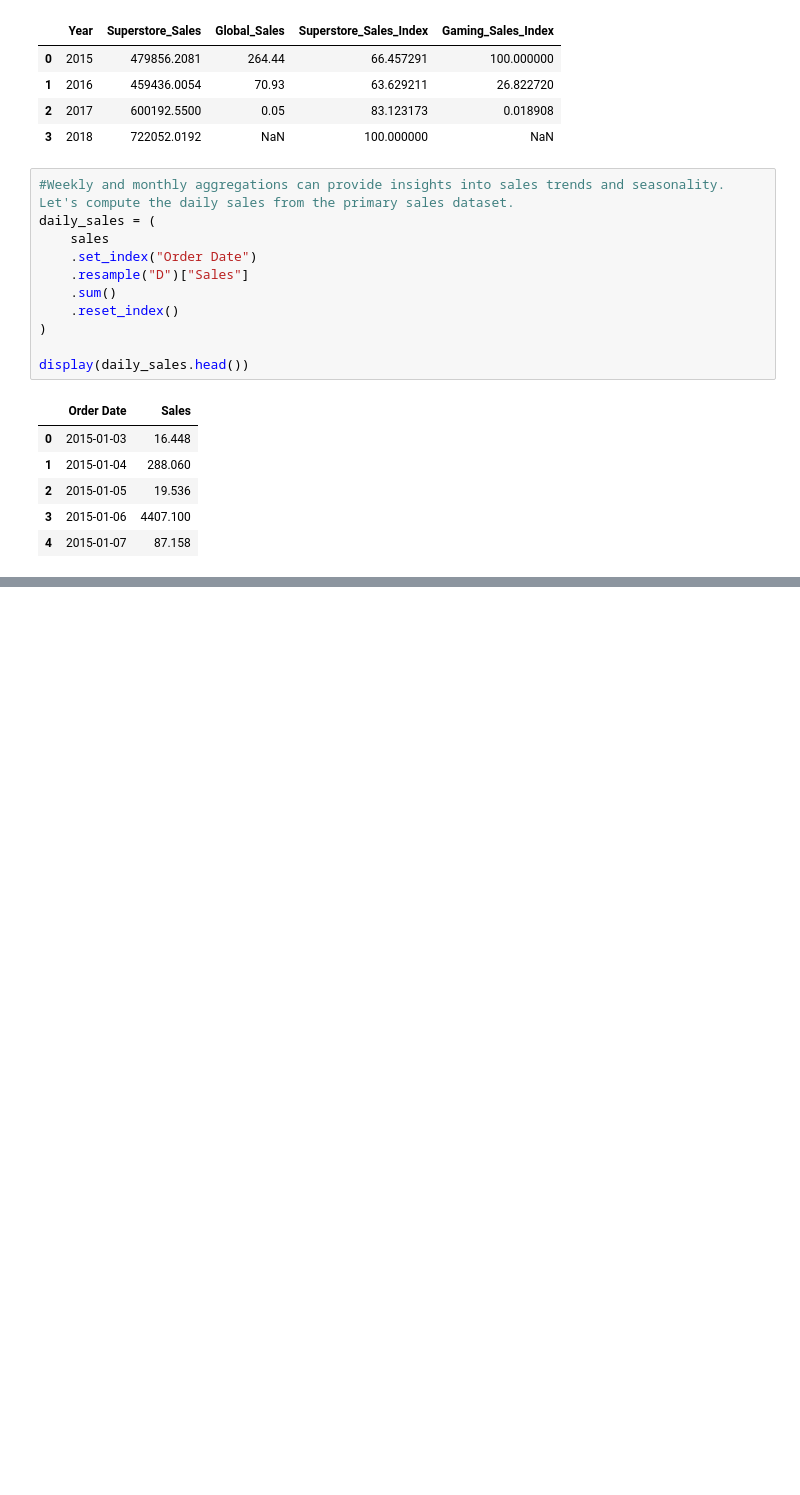
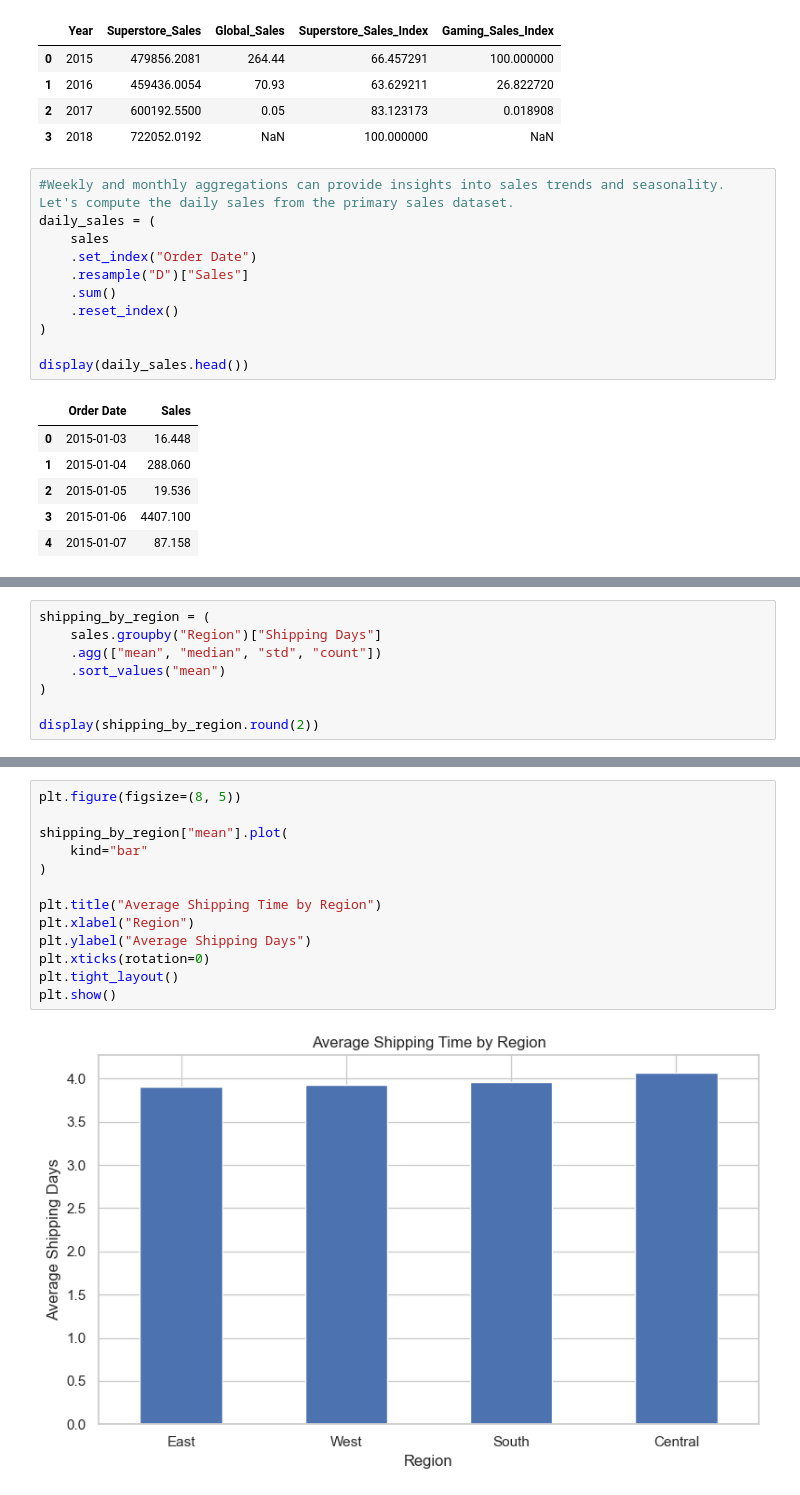
Before and after one commit to PrakharSaxena144/Multi-layered-real-industry-time-series-problem, a Jupyter notebook: analysis.ipynb, the cells around one changed output, grey strips where cells are left out. Drawn from its saved outputs; the diff is of its cells as text; blank space fills up the shorter version.

```diff
--- a/analysis.ipynb
+++ b/analysis.ipynb
@@ -449,0 +593,8 @@ display(daily_sales.head())
+# %%
+shipping_by_region = (
+    sales.groupby("Region")["Shipping Days"]
+    .agg(["mean", "median", "std", "count"])
+    .sort_values("mean")
+)
+
+display(shipping_by_region.round(2))
@@ -449,0 +608,15 @@ display(daily_sales.head())
+# %%
+plt.figure(figsize=(8, 5))
+
+shipping_by_region["mean"].plot(
+    kind="bar"
+)
+
+plt.title("Average Shipping Time by Region")
+plt.xlabel("Region")
+plt.ylabel("Average Shipping Days")
+plt.xticks(rotation=0)
+plt.tight_layout()
+plt.show()
+# %% [output]
+[figure, added]
```
Also changed, not shown: parts of 80 cells of this notebook.
